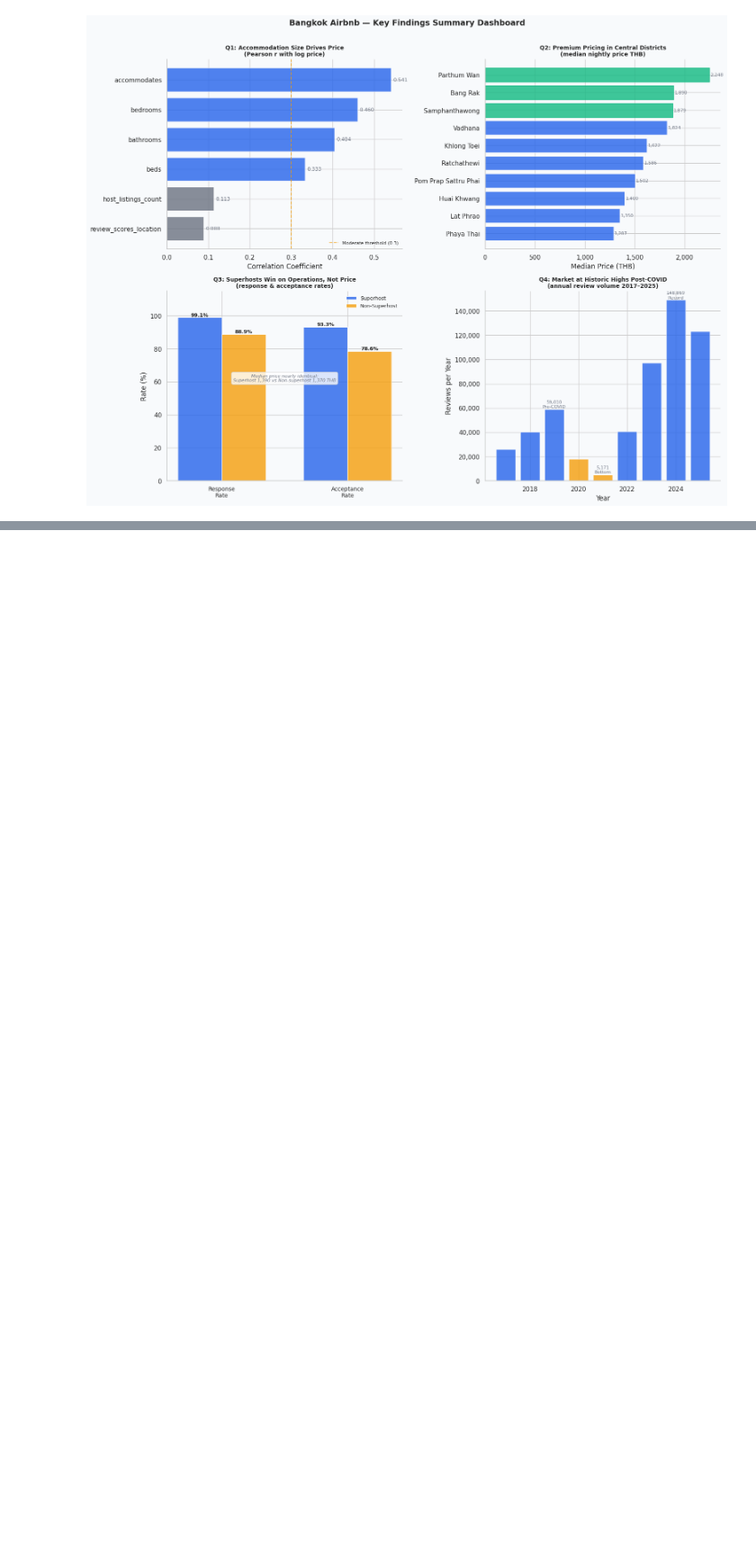
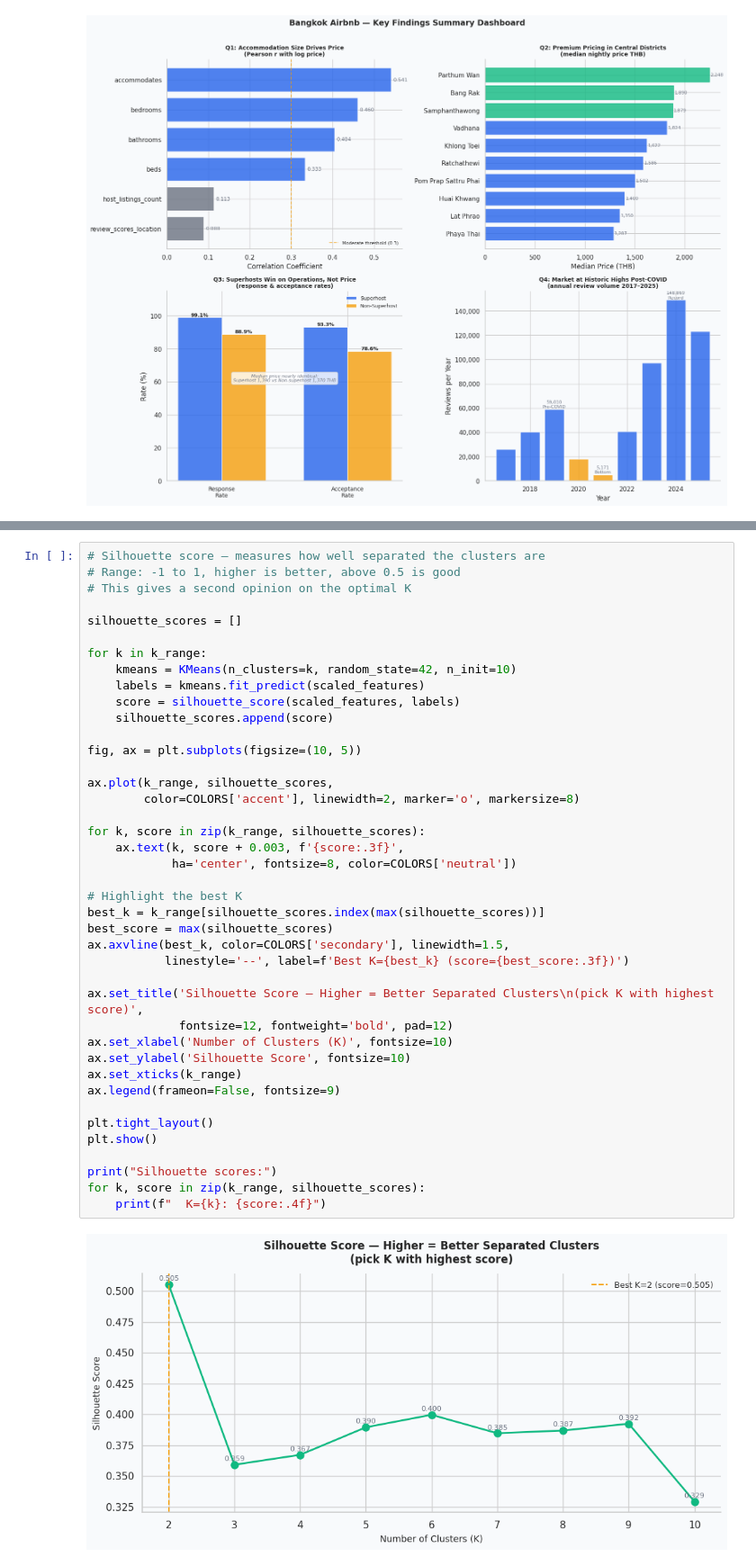
Before and after one commit to taghoutii/airbnb-eda, a Jupyter notebook: notebooks/01_eda.ipynb, the cells around one changed output, grey strips where cells are left out. Shown at 90% size. Drawn from its saved outputs; the diff is of its cells as text; blank space fills up the shorter version.

```diff
--- a/notebooks/01_eda.ipynb
+++ b/notebooks/01_eda.ipynb
@@ -2002,0 +2155,43 @@ already constrained.
+# %%
+# Silhouette score — measures how well separated the clusters are
+# Range: -1 to 1, higher is better, above 0.5 is good
+# This gives a second opinion on the optimal K
+
+silhouette_scores = []
+
+for k in k_range:
+    kmeans = KMeans(n_clusters=k, random_state=42, n_init=10)
+    labels = kmeans.fit_predict(scaled_features)
+    score = silhouette_score(scaled_features, labels)
+    silhouette_scores.append(score)
+
+fig, ax = plt.subplots(figsize=(10, 5))
+
+ax.plot(k_range, silhouette_scores,
+        color=COLORS['accent'], linewidth=2, marker='o', markersize=8)
+
+for k, score in zip(k_range, silhouette_scores):
+    ax.text(k, score + 0.003, f'{score:.3f}',
+            ha='center', fontsize=8, color=COLORS['neutral'])
+
+# Highlight the best K
+best_k = k_range[silhouette_scores.index(max(silhouette_scores))]
+best_score = max(silhouette_scores)
+ax.axvline(best_k, color=COLORS['secondary'], linewidth=1.5,
+           linestyle='--', label=f'Best K={best_k} (score={best_score:.3f})')
+
+ax.set_title('Silhouette Score — Higher = Better Separated Clusters\n(pick K with highest score)',
+             fontsize=12, fontweight='bold', pad=12)
+ax.set_xlabel('Number of Clusters (K)', fontsize=10)
+ax.set_ylabel('Silhouette Score', fontsize=10)
+ax.set_xticks(k_range)
+ax.legend(frameon=False, fontsize=9)
+
+plt.tight_layout()
+plt.show()
+
+print("Silhouette scores:")
+for k, score in zip(k_range, silhouette_scores):
+    print(f"  K={k}: {score:.4f}")
+# %% [output]
+[figure, added]
```
Also changed, not shown: parts of 14 cells of this notebook.
